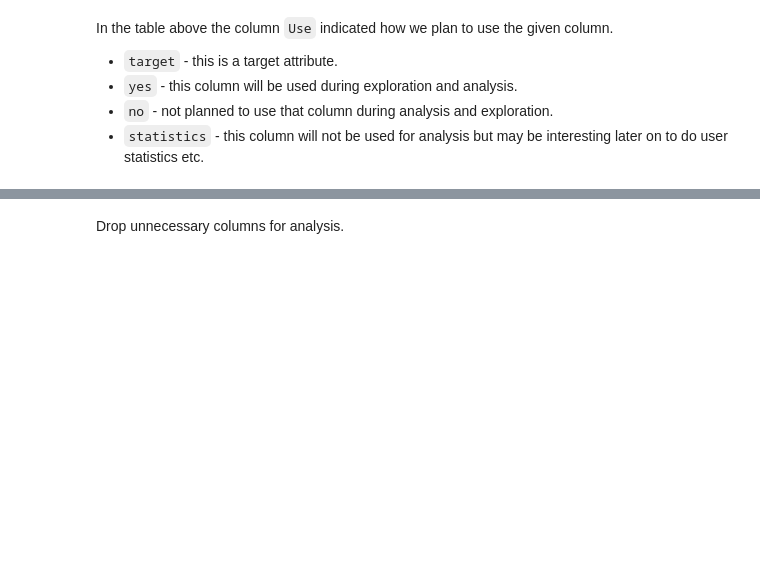
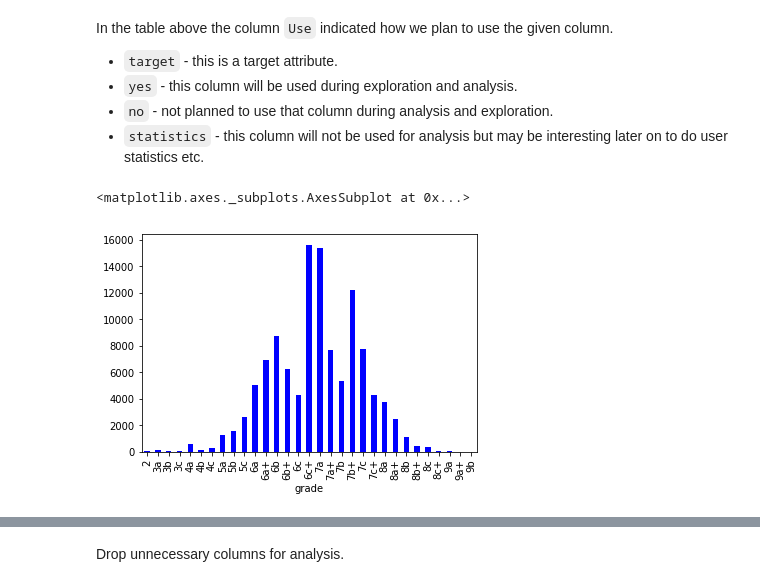
Before and after one commit to killakalle/8anu_Exploration, a Jupyter notebook: 8anu_Exploration.ipynb, the cells around one changed output, grey strips where cells are left out. Saved outputs shown, nothing was run; the diff lists cells and outputs as text; code cells hidden in the pictures; blank space fills up the shorter version.

```diff
--- a/8anu_Exploration.ipynb
+++ b/8anu_Exploration.ipynb
@@ -148,3 +149,8 @@ In the table above the column `Use` indicated how we plan to use the given colum
 - `yes` - this column will be used during exploration and analysis.
 - `no` - not planned to use that column during analysis and exploration.
 - `statistics` - this column will not be used for analysis but may be interesting later on to do user statistics etc.
+# %%
+df.groupby('grade').count()['id'].plot(kind='bar', color='b')
+# %% [output]
+<matplotlib.axes._subplots.AxesSubplot at 0x...>
+[figure, added]
```
Also changed, not shown: parts of 41 cells of this notebook, 1 other file.
